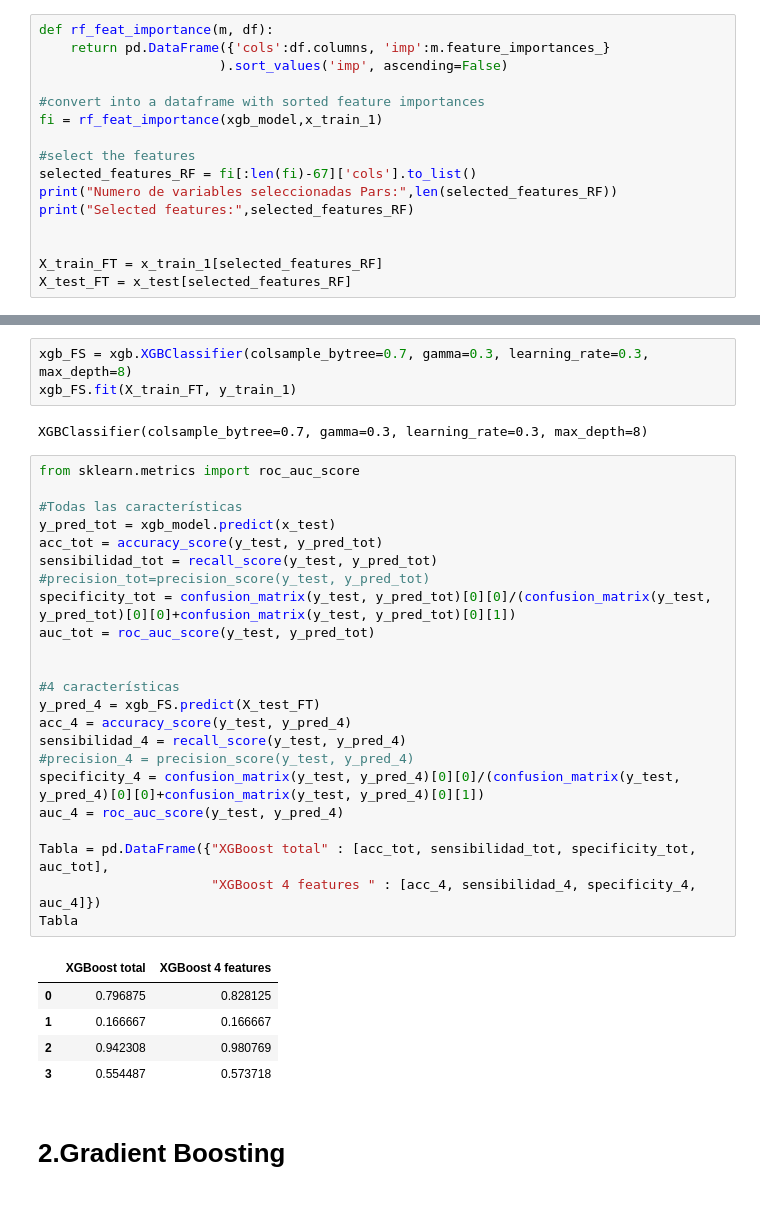
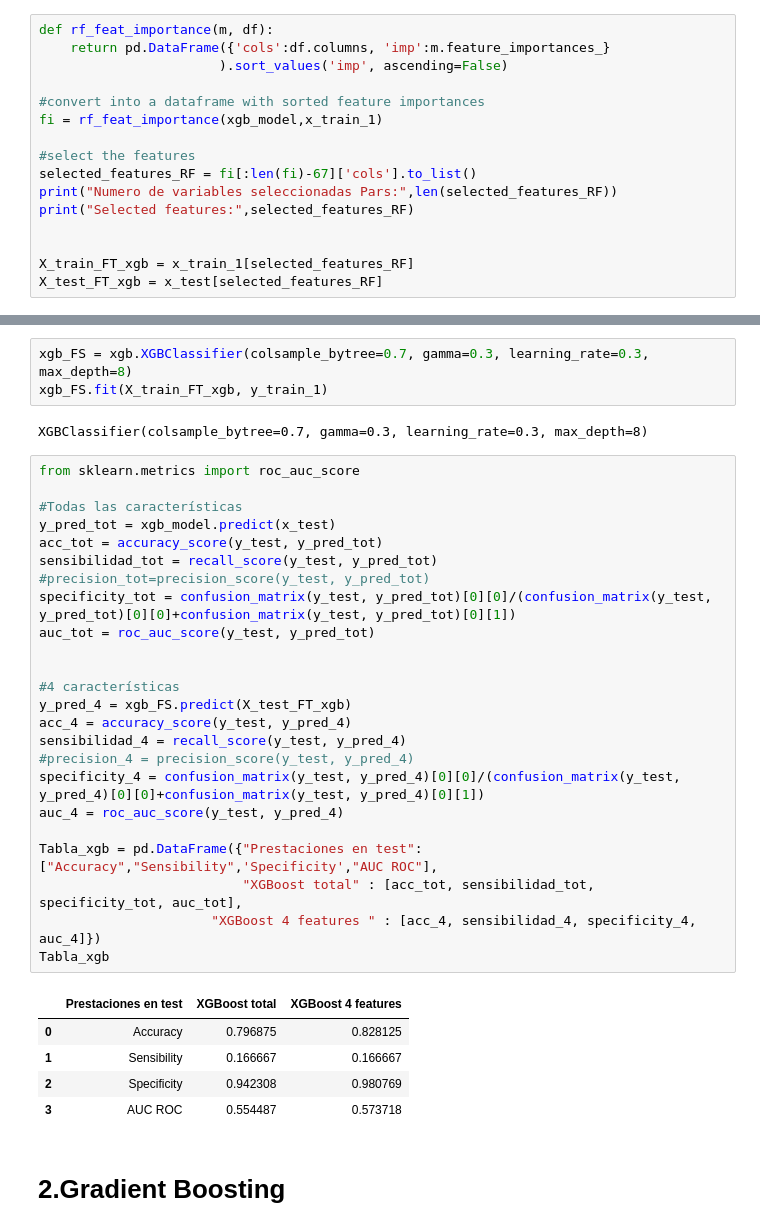
Before and after one commit to jorgealarconlucas/TFG, a Jupyter notebook: Modelos_de_machine_learning.ipynb, the cells around one changed output, grey strips where cells are left out. Drawn from its saved outputs; the diff is of its cells as text.

```diff
--- a/Modelos_de_machine_learning.ipynb
+++ b/Modelos_de_machine_learning.ipynb
@@ -267,45 +267,46 @@ print("Numero de variables seleccionadas Pars:",len(selected_features_RF))
 print("Selected features:",selected_features_RF)
 
 
-X_train_FT = x_train_1[selected_features_RF]
-X_test_FT = x_test[selected_features_RF]
+X_train_FT_xgb = x_train_1[selected_features_RF]
+X_test_FT_xgb = x_test[selected_features_RF]
 # %% [output]
 Numero de variables seleccionadas Pars: 4
 Selected features: ['VCM', 'MO-Y', 'MacR', 'IG']
 # %%
 xgb_FS = xgb.XGBClassifier(colsample_bytree=0.7, gamma=0.3, learning_rate=0.3, max_depth=8)
-xgb_FS.fit(X_train_FT, y_train_1)
+xgb_FS.fit(X_train_FT_xgb, y_train_1)
 # %% [output]
 XGBClassifier(colsample_bytree=0.7, gamma=0.3, learning_rate=0.3, max_depth=8)
 # %%
 from sklearn.metrics import roc_auc_score
 
 #Todas las características
 y_pred_tot = xgb_model.predict(x_test)
 acc_tot = accuracy_score(y_test, y_pred_tot)
 sensibilidad_tot = recall_score(y_test, y_pred_tot)
 #precision_tot=precision_score(y_test, y_pred_tot)
 specificity_tot = confusion_matrix(y_test, y_pred_tot)[0][0]/(confusion_matrix(y_test, y_pred_tot)[0][0]+confusion_matrix(y_test, y_pred_tot)[0][1])
 auc_tot = roc_auc_score(y_test, y_pred_tot)
 
 
 #4 características
-y_pred_4 = xgb_FS.predict(X_test_FT)
+y_pred_4 = xgb_FS.predict(X_test_FT_xgb)
 acc_4 = accuracy_score(y_test, y_pred_4)
 sensibilidad_4 = recall_score(y_test, y_pred_4)
 #precision_4 = precision_score(y_test, y_pred_4)
 specificity_4 = confusion_matrix(y_test, y_pred_4)[0][0]/(confusion_matrix(y_test, y_pred_4)[0][0]+confusion_matrix(y_test, y_pred_4)[0][1])
 auc_4 = roc_auc_score(y_test, y_pred_4)
 
-Tabla = pd.DataFrame({"XGBoost total" : [acc_tot, sensibilidad_tot, specificity_tot, auc_tot],
+Tabla_xgb = pd.DataFrame({"Prestaciones en test":["Accuracy","Sensibility",'Specificity',"AUC ROC"],
+                          "XGBoost total" : [acc_tot, sensibilidad_tot, specificity_tot, auc_tot],
                       "XGBoost 4 features " : [acc_4, sensibilidad_4, specificity_4, auc_4]})
-Tabla
+Tabla_xgb
 # %% [output]
-|  | XGBoost total | XGBoost 4 features |
-| 0 | 0.796875 | 0.828125 |
-| 1 | 0.166667 | 0.166667 |
-| 2 | 0.942308 | 0.980769 |
-| 3 | 0.554487 | 0.573718 |
+|  | Prestaciones en test | XGBoost total | XGBoost 4 features |
+| 0 | Accuracy | 0.796875 | 0.828125 |
+| 1 | Sensibility | 0.166667 | 0.166667 |
+| 2 | Specificity | 0.942308 | 0.980769 |
+| 3 | AUC ROC | 0.554487 | 0.573718 |
 # %% [markdown]
 # 2.Gradient Boosting
 # %%
```
Also changed, not shown: parts of 17 cells of this notebook.
